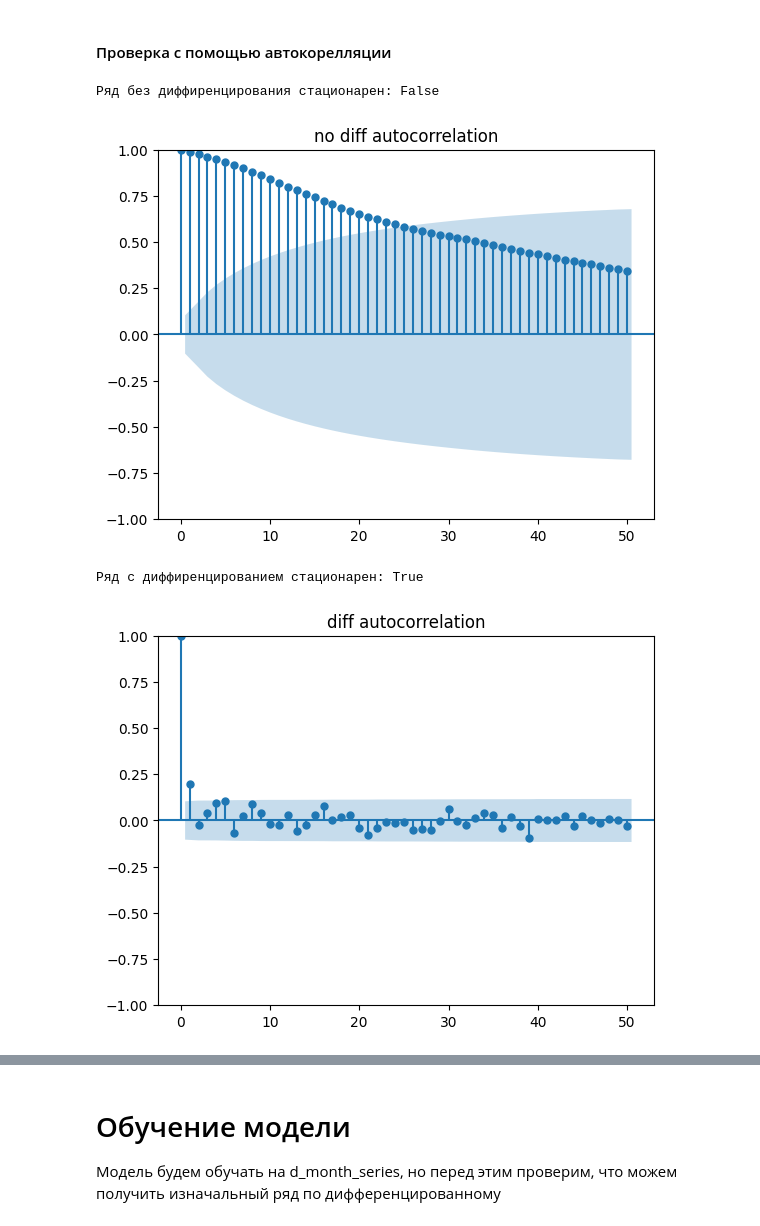
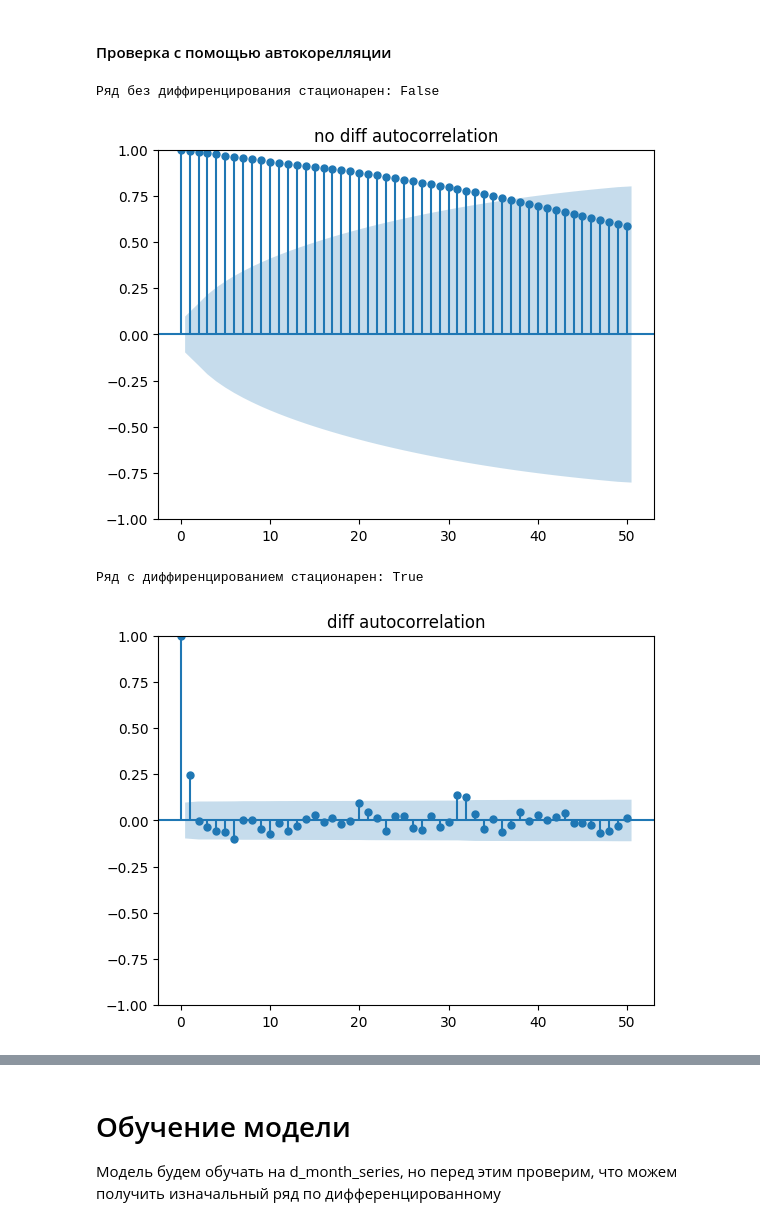
Before and after one commit to mokaruuns/education_itmo, a Jupyter notebook: da/lab2/01.ipynb, the cells around one changed output, grey strips where cells are left out. Cells and saved outputs as stored; diff of their text form; code cells hidden in the pictures.

```diff
--- a/da/lab2/01.ipynb
+++ b/da/lab2/01.ipynb
@@ -59,7 +60,7 @@ def df_stationary_test(df_row: np.ndarray) -> bool:
 # %% [markdown]
 # Загрузка данных
 # %%
-df = yf.download('SPY')
+df = yf.download('SPY', '2015-01-01')
 # %% [output]
 [*********************100%***********************]  1 of 1 completed
 # %% [markdown]
@@ -71,3 +69,5 @@ month_series = df.groupby(pd.Grouper(freq="1M")).mean().Close
+# %%
+week_series = df.Close.resample('W').mean()
 # %% [markdown]
 #### Отрисовка изначальных графиков цены (верхняя строка) и логарифма цены(нижняя строка), сгруппированных по неделям/месяцам
 # %%
@@ -92,3 +89,5 @@ for ax in axs.flat:
+# %%
+data = week_series
 # %% [markdown]
 #### Проверка рядов на старицонарность тестом DF
 # %%
@@ -104,16 +103,16 @@ d_month_series = month_series_ln.diff(periods=1).dropna()
 # %% [markdown]
 #### Проверка с помощью автокорелляции
 # %%
-print('Ряд без диффиренцирования стационарен: {}'.format(df_stationary_test(month_series)))
-x = plot_acf(month_series, lags=50, title='no diff autocorrelation')
+print('Ряд без диффиренцирования стационарен: {}'.format(df_stationary_test(data)))
+x = plot_acf(data, lags=50, title='no diff autocorrelation')
 # %% [output]
 Ряд без диффиренцирования стационарен: False
-[figure, old version]
+[figure, new version]
 # %%
-print('Ряд с диффиренцированием стационарен: {}'.format(df_stationary_test(d_month_series)))
-x = plot_acf(d_month_series, lags=50, title='diff autocorrelation')
+print('Ряд с диффиренцированием стационарен: {}'.format(df_stationary_test(d_data)))
+x = plot_acf(d_data, lags=50, title='diff autocorrelation')
 # %% [output]
 Ряд с диффиренцированием стационарен: True
-[figure, old version]
+[figure, new version]
 # %%
 fig, axs = plt.subplots(3, 1, figsize=(10, 5))
```
Also changed, not shown: parts of 24 cells of this notebook.
